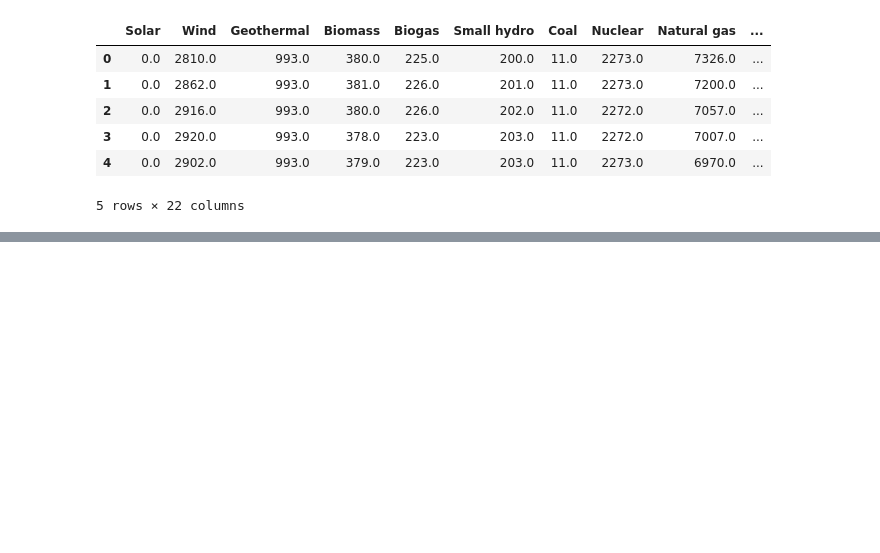
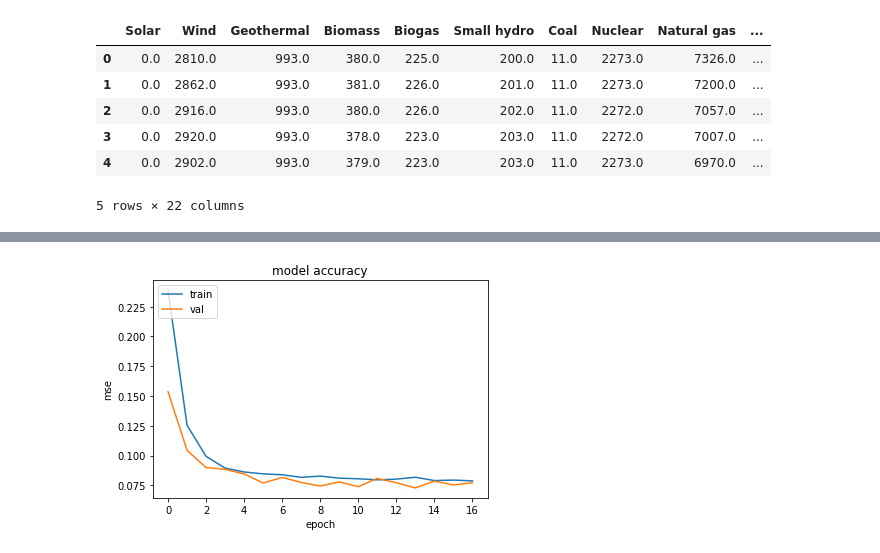
Before and after one commit to dairuinz/data_mining, a Jupyter notebook: data_mining_1.ipynb, the cells around one changed output, grey strips where cells are left out. Saved outputs shown, nothing was run; the diff lists cells and outputs as text; code cells hidden in the pictures; blank space fills up the shorter version.

```diff
--- a/data_mining_1.ipynb
+++ b/data_mining_1.ipynb
@@ -498,0 +622,10 @@ Index(['Solar', 'Wind', 'Geothermal', 'Biomass', 'Biogas', 'Small hydro',
+# %%
+# df2 = coal_df_minute.drop(['time'], axis=1)
+df2 = coal_df_minute
+from sklearn.preprocessing import StandardScaler
+
+scaler = StandardScaler()
+scaler = scaler.fit(df2[['coal']])
+# %%
+df2['coal'] = scaler.transform(df2[['coal']])
+df2
@@ -499,31 +657,52 @@ Index(['Solar', 'Wind', 'Geothermal', 'Biomass', 'Biogas', 'Small hydro',
+# %%
+TIME_STEPS = 30
+
+X, y = create_dataset(df2[['coal']], df2.coal, TIME_STEPS)
+# df2[['coal']]
+# df2.coal
+# %%
+X.shape
+X = X[:10000]
+y = y[:10000]
 # %%
+from tensorflow import keras
+from keras.optimizers import *
 import pandas as pd
 import numpy as np
 import matplotlib.pyplot as plt
 import seaborn as sns
 from tensorflow.keras.models import Sequential
-from tensorflow.keras.layers import LSTM
-from tensorflow.keras.layers import Dense
-from sklearn.preprocessing import StandardScaler, MinMaxScaler
+from tensorflow.keras.layers import LSTM, RepeatVector
+from tensorflow.keras.layers import Dense, Dropout, TimeDistributed
 import math
 from sklearn.metrics import mean_squared_error
+from sklearn.model_selection import train_test_split
+from keras.callbacks import EarlyStopping, ModelCheckpoint
 
-X_train, X_test, y_train, y_test = train_test_split(X_short, y, test_size=0.3, random_state=42)       #Splits data into train, test
+X_train, X_test, y_train, y_test = train_test_split(X, y, test_size=0.3, random_state=42)       #Splits data into train, test
 
-opt = keras.optimizers.SGD(learning_rate=0.001, momentum=0.2)
+
+# opt = keras.optimizers.SGD(learning_rate=0.001, momentum=0.2)
+opt = keras.optimizers.Adam()
+
 
 model = Sequential()
-model.add(Dense(input_len, input_shape=(input_len,), activation='relu'))          #Input
-model.add(Dense(hl_n, activation='relu'))                       #Hidden
-# model.add(Dense(hl_n2, activation='relu'))                         #2nd hidden
-model.add(Dense(20, activation='sigmoid'))                      #Output
+model.add(LSTM(units=64, input_shape=(X_train.shape[1], X_train.shape[2]), activation='relu'))
+model.add(Dropout(rate=0.2))
+model.add(RepeatVector(n=X_train.shape[1]))
+model.add(LSTM(units=64, return_sequences=True))
+model.add(Dropout(rate=0.2))
+model.add(TimeDistributed(keras.layers.Dense(units=X_train.shape[2])))
+# model.add(Dense(1))
 
 model.compile(
 optimizer=opt,
-loss='binary_crossentropy',
+# loss='binary_crossentropy',
 # loss='mean_squared_error',
+loss='mae',
 # metrics=[rmse]
-metrics=['binary_accuracy']
+# metrics=['binary_accuracy']
+metrics=['mse']
 )
 
 es = EarlyStopping(             #Early stopping
@@ -535,7 +714,7 @@ es = EarlyStopping(             #Early stopping
 
 mc = ModelCheckpoint(       #Model checkpoint to save best model each epoch
     'best_m.h5',
-    monitor='binary_accuracy',
+    monitor='mse',
     mode='max',
     verbose=1,
     save_best_only=True
@@ -545,18 +724,19 @@ history = model.fit(X_train, y_train,           #Model fit
           validation_data=(X_test, y_test),
           epochs=50,
           callbacks=[es, mc],
-          verbose=0)
+          verbose=1)
 
 print('val_loss, val_acc: ', model.evaluate(X_test, y_test), sep='')        #Model evaluation
 
 scores = model.evaluate(X_test, y_test, verbose=0)
-rmseList.append(scores[0])
+# rmseList.append(scores[0])
 print("Fold :", i+1, " loss", scores[0])
 
-plt.plot(history.history['binary_accuracy'])            #Plots accuracy, val_accuracy/epoch graph
-plt.plot(history.history['val_binary_accuracy'])
+plt.plot(history.history['mse'])            #Plots accuracy, val_accuracy/epoch graph
+plt.plot(history.history['val_mse'])
 plt.title('model accuracy')
-plt.ylabel('accuracy')
+plt.ylabel('mse')
 plt.xlabel('epoch')
 plt.legend(['train', 'val'], loc='upper left')
 plt.show()
+# %% [output]
@@ -562,0 +760 @@ plt.show()
+[figure, added]
```
Also changed, not shown: parts of 13 cells of this notebook.
